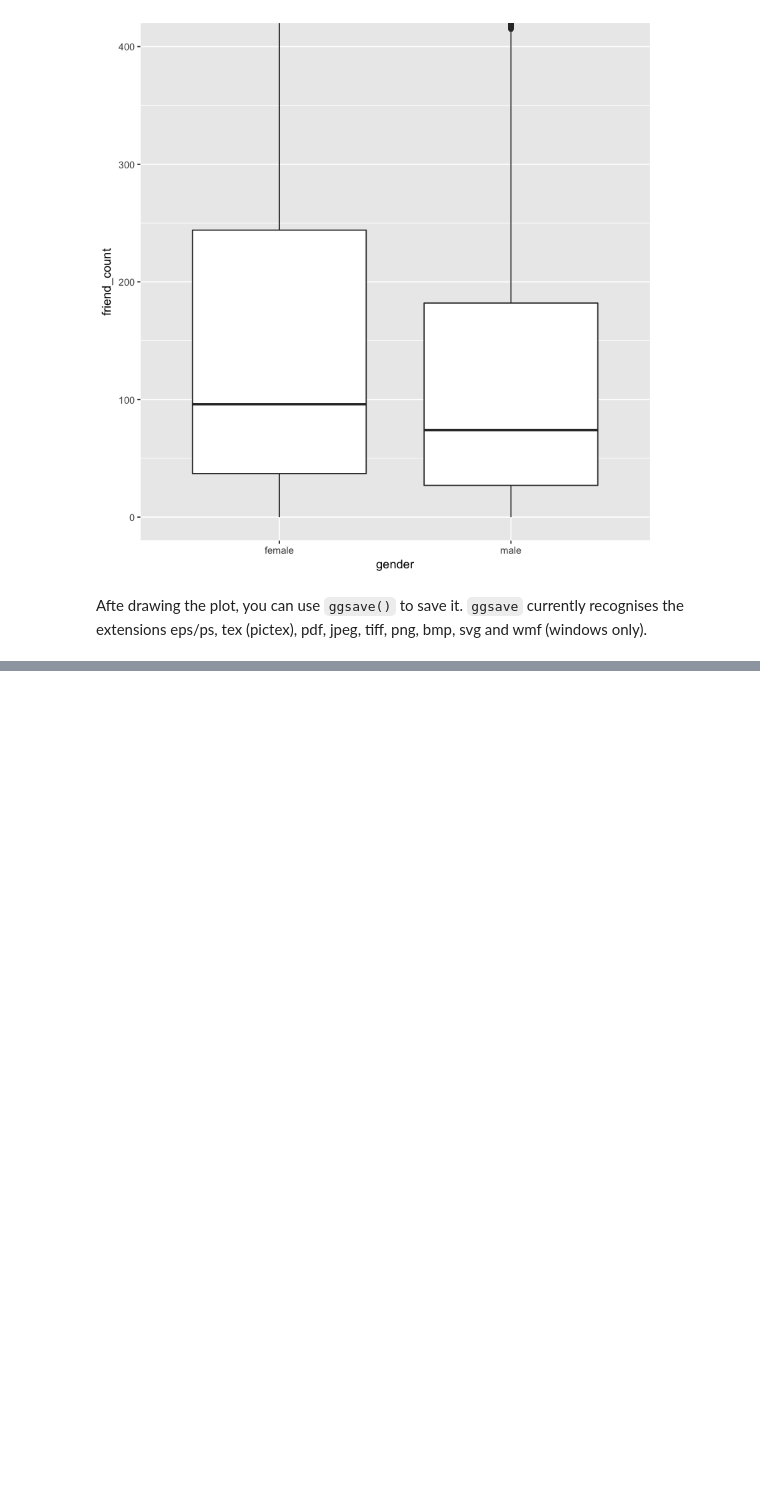
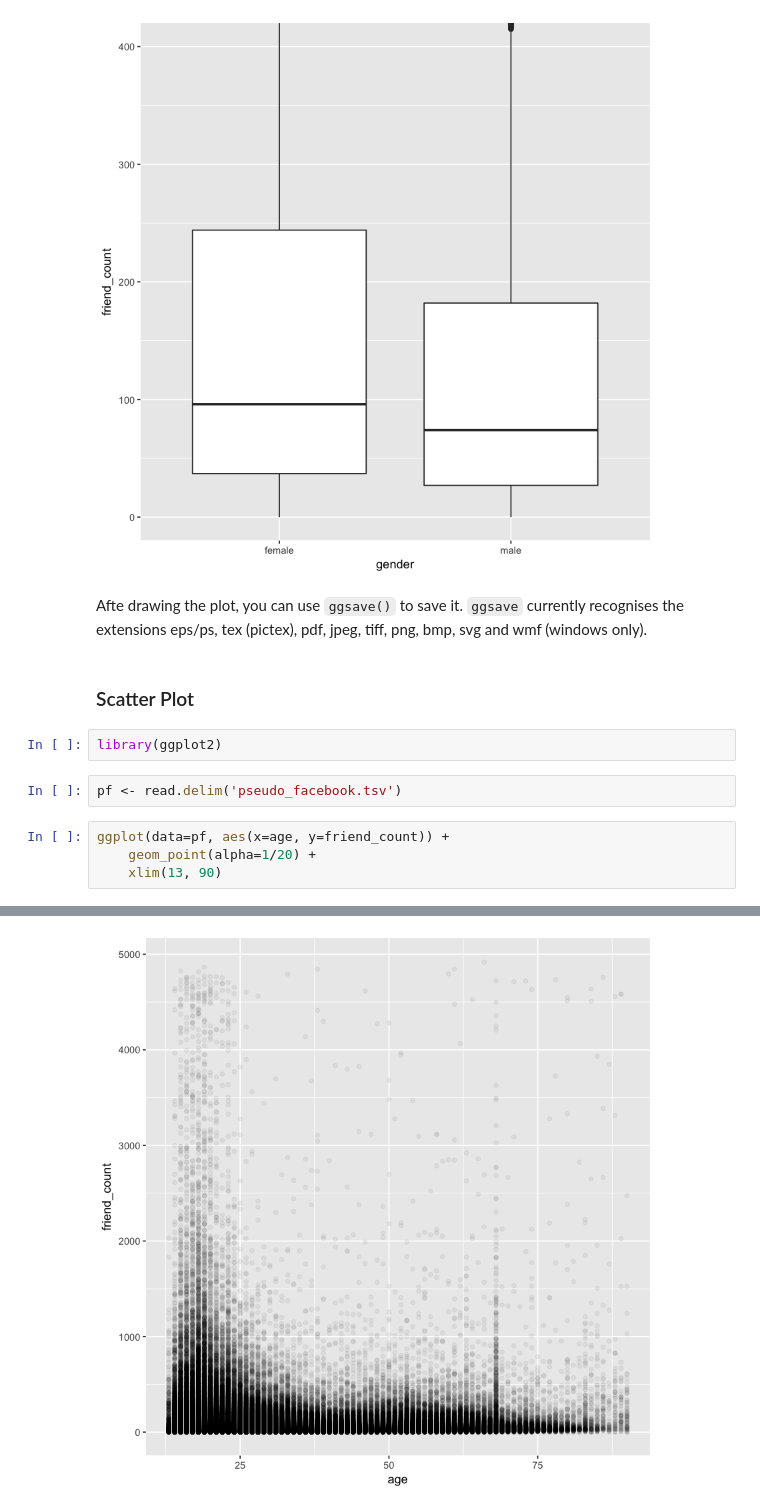
Before and after one commit to mukerong/Toolkit, a Jupyter notebook: R/R-Basics.ipynb, the cells around one changed output, grey strips where cells are left out. Cells and saved outputs as stored; diff of their text form; blank space fills up the shorter version.

```diff
--- a/R/R-Basics.ipynb
+++ b/R/R-Basics.ipynb
@@ -739,3 +745,14 @@ qplot(data=subset(pf, !is.na(gender)), x=gender, y=friend_count, geom='boxplot')
 [figure]
 # %% [markdown]
 Afte drawing the plot, you can use `ggsave()` to save it. `ggsave` currently recognises the extensions eps/ps, tex (pictex), pdf, jpeg, tiff, png, bmp, svg and wmf (windows only).
+# %% [markdown]
+### Scatter Plot
+# %%
+library(ggplot2)
+# %%
+pf <- read.delim('pseudo_facebook.tsv')
+# %%
+ggplot(data=pf, aes(x=age, y=friend_count)) +
+    geom_point(alpha=1/20) +
+    xlim(13, 90)
+# %% [output]
@@ -741,0 +761 @@ Afte drawing the plot, you can use `ggsave()` to save it. `ggsave` currently rec
+[figure, added]
```
Also changed, not shown: parts of 9 cells of this notebook.
